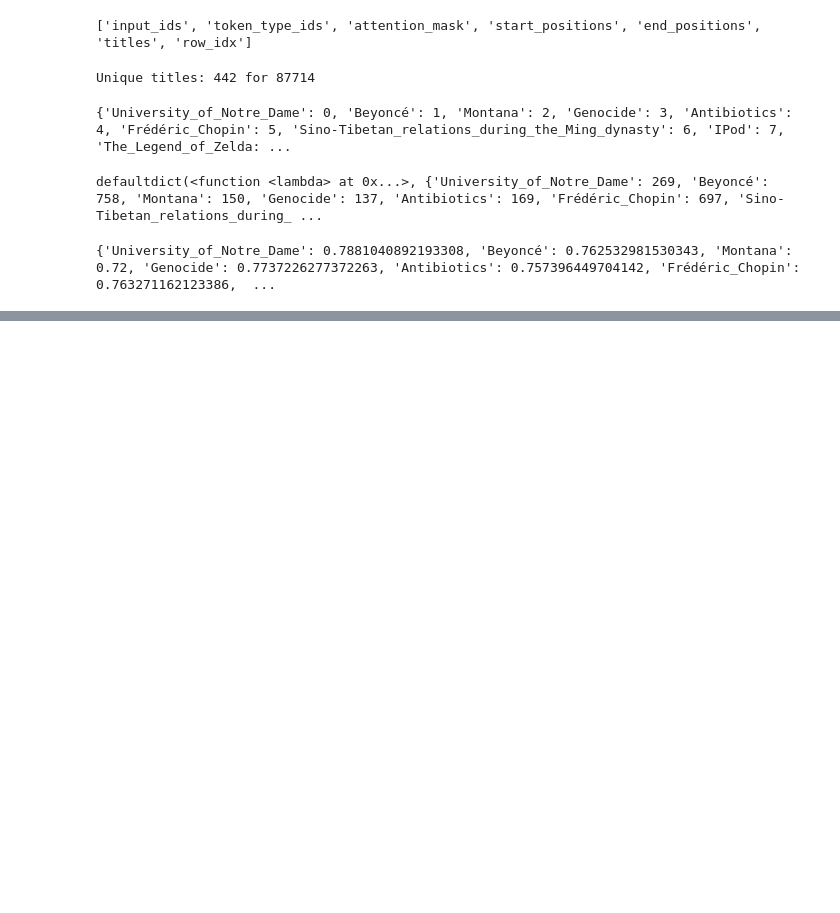
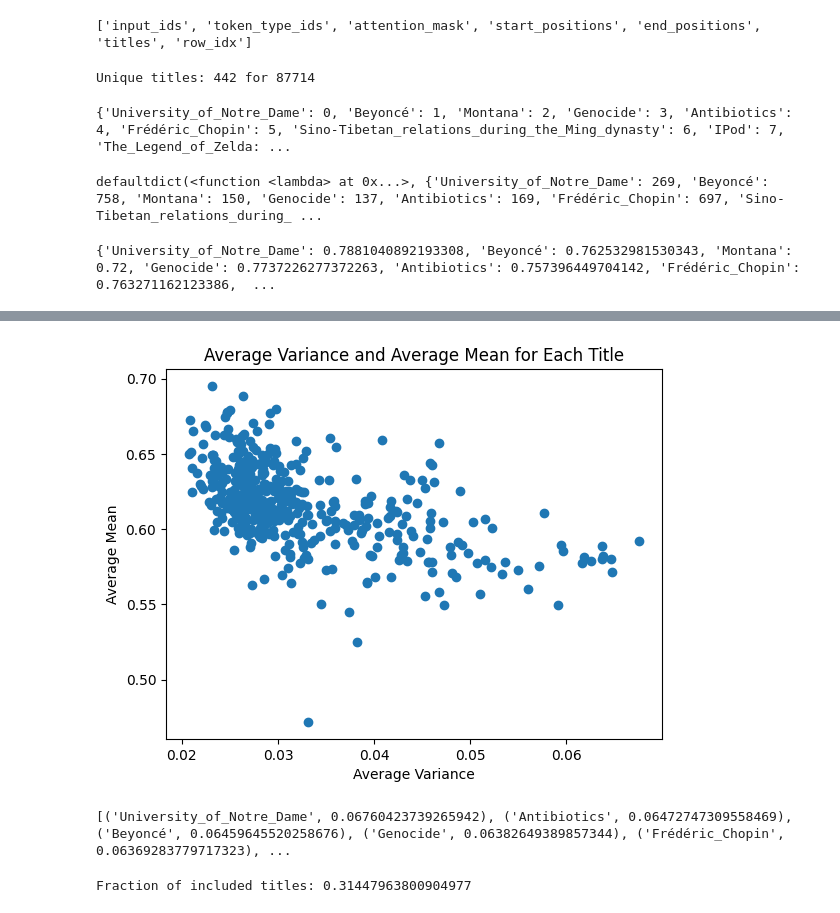
Before and after one commit to jadrouil/fp-dataset-artifacts, a Jupyter notebook: NLP_Final.ipynb, the cells around one changed output, grey strips where cells are left out. Cells and saved outputs as stored; diff of their text form; code cells hidden in the pictures; blank space fills up the shorter version.

```diff
--- a/NLP_Final.ipynb
+++ b/NLP_Final.ipynb
@@ -708,0 +731,45 @@ plt.show()
+# %%
+xs = []
+ys = []
+
+for k in average_variance.keys():
+    xs.append(average_variance[k])
+    ys.append(average_prob[k])
+
+
+
+plt.scatter(xs, ys)
+plt.xlabel("Average Variance")
+plt.ylabel("Average Mean")
+plt.title("Average Variance and Average Mean for Each Title")
+
+plt.show()
+# %% [output]
+[figure, added]
+# %%
+title_and_avg_variance = list(average_variance.items())
+title_and_avg_variance.sort(key = lambda x: x[1], reverse=True)
+
+# Sorted from most ambiguous to least.
+print(title_and_avg_variance)
+# %% [output]
+[('University_of_Notre_Dame', 0.06760423739265942), ('Antibiotics', 0.06472747309558469), ('Beyoncé', 0.06459645520258676), ('Genocide', 0.06382649389857344), ('Frédéric_Chopin', 0.06369283779717323), ...
+# %%
+threshold = len(squad_train) / 3
+
+included_titles = set([])
+count = 0
+
+
+
+for title, _ in title_and_avg_variance:
+    count += num_title_instances[title]
+    included_titles.add(title)
+    if count > threshold:
+        break
+
+
+
+print("Fraction of included titles:", len(included_titles)/len(num_title_instances))
+# %% [output]
+Fraction of included titles: 0.31447963800904977
```
Also changed, not shown: parts of 7 cells of this notebook, 3 other files.
